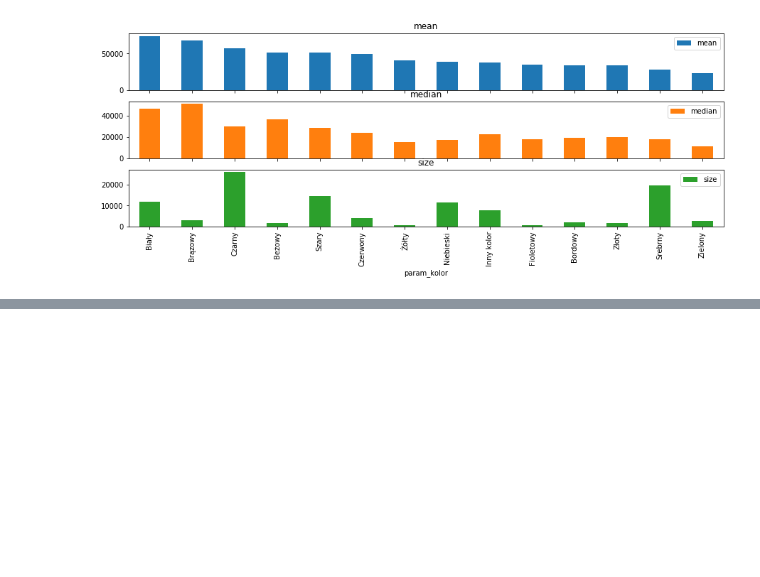
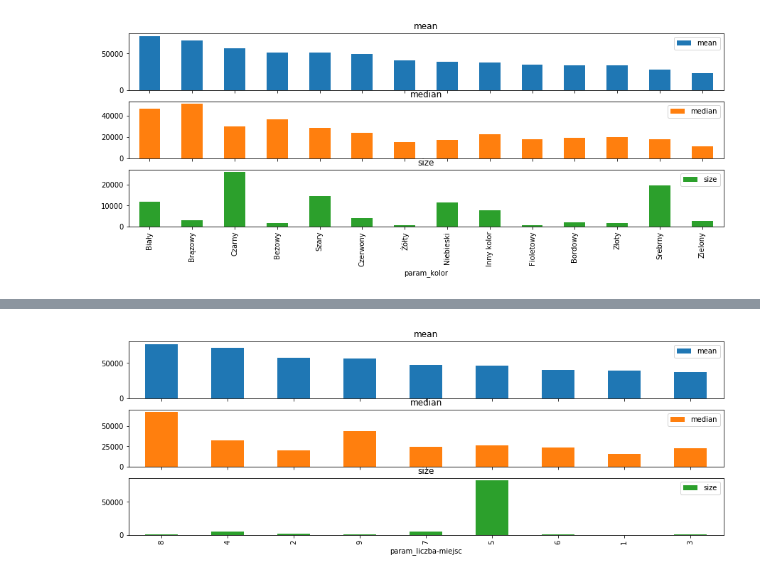
Before and after one commit to SirMatix/dw_matrix_car, a Jupyter notebook: day2_visualisation.ipynb, the cells around one changed output, grey strips where cells are left out. Saved outputs shown, nothing was run; the diff lists cells and outputs as text; code cells hidden in the pictures; blank space fills up the shorter version.

```diff
--- a/day2_visualisation.ipynb
+++ b/day2_visualisation.ipynb
@@ -134,0 +147,4 @@ group_and_barplot('param_kolor',feat_sort='mean');
+# %%
+group_and_barplot('param_liczba-miejsc',feat_sort='mean');
+# %% [output]
+[figure, added]
```
Also changed, not shown: parts of 3 cells of this notebook.
